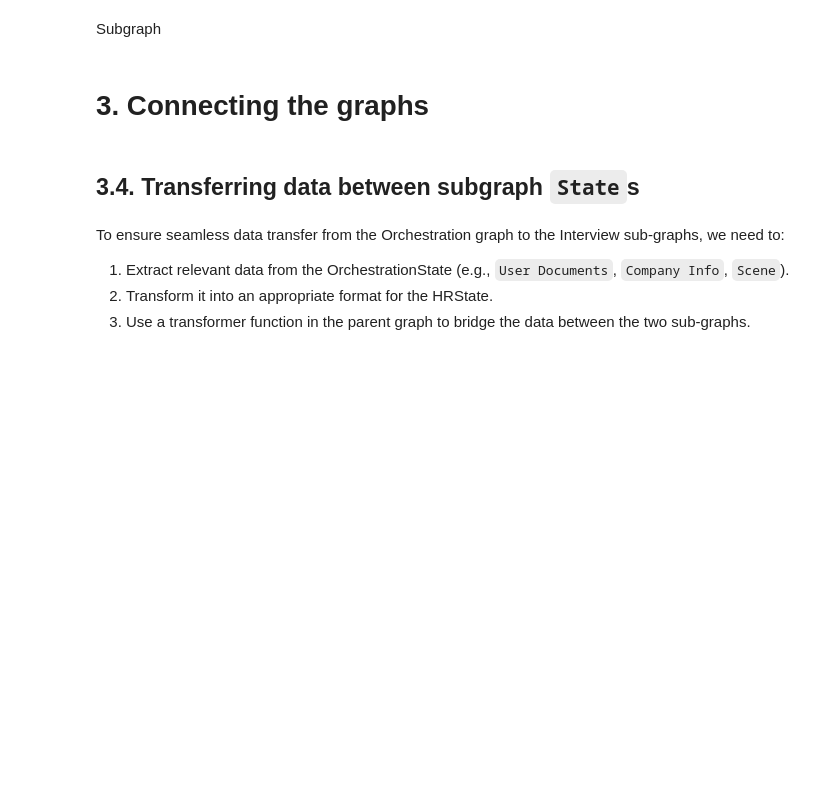
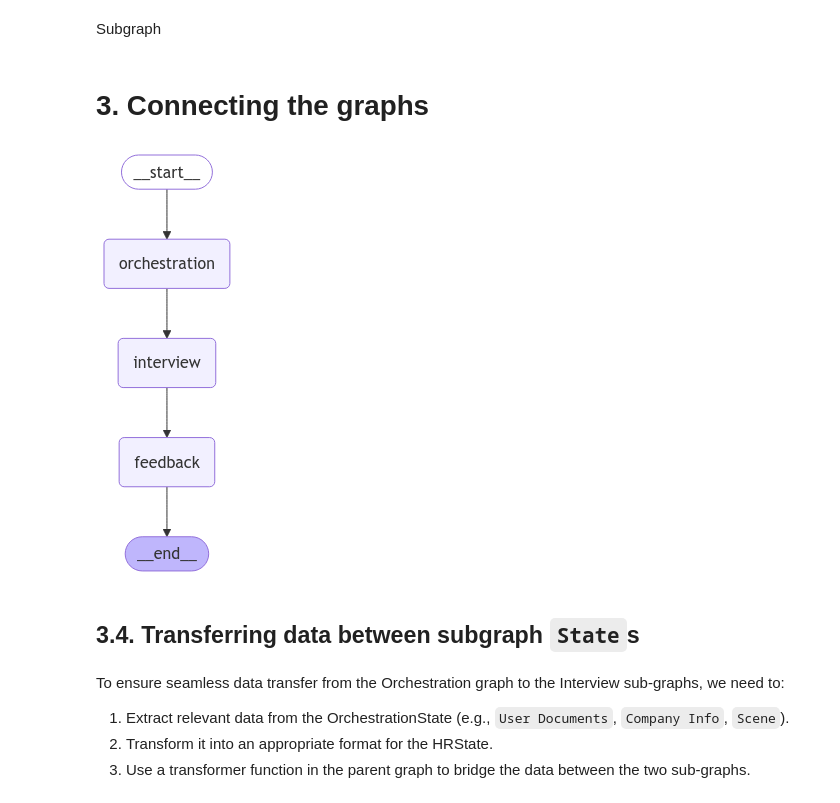
Before and after one commit to DMAgit/GenAI_Agents, a Jupyter notebook: all_agents_tutorials/multi-agent_interviewing_system.ipynb, the cells around one changed output. Drawn from its saved outputs; the diff is of its cells as text; code cells hidden in the pictures; blank space fills up the shorter version.

Commit message:
connect stages

```diff
--- a/all_agents_tutorials/multi-agent_interviewing_system.ipynb
+++ b/all_agents_tutorials/multi-agent_interviewing_system.ipynb
@@ -1443,6 +1443,33 @@ feedback_app = feedback_graph.compile()
 display(Image(feedback_app.get_graph().draw_mermaid_png()))
 # %% [markdown]
 # 3. Connecting the graphs
+# %%
+parent_graph = StateGraph(BaseModel)
+
+# Add Orchestration stage as a subgraph
+parent_graph.add_node('orchestration', orchestration_app)
+
+# Add Interview stage as a subgraph
+parent_graph.add_node('interview', interview_app)
+
+# Add Feedback stage as a subgraph
+parent_graph.add_node('feedback', feedback_app)
+
+
+# add edges
+parent_graph.add_edge(START, "orchestration")
+parent_graph.add_edge("orchestration", "interview")
+parent_graph.add_edge("interview", "feedback")
+parent_graph.add_edge("feedback", END)
+
+# Compile the graph
+parent_app = parent_graph.compile()
+# %%
+# visualize graph
+
+display(Image(parent_app.get_graph().draw_mermaid_png()))
+# %% [output]
+[figure, added]
 # %% [markdown]
 ## 3.4. Transferring data between subgraph `State`s
 # %% [markdown]
```
